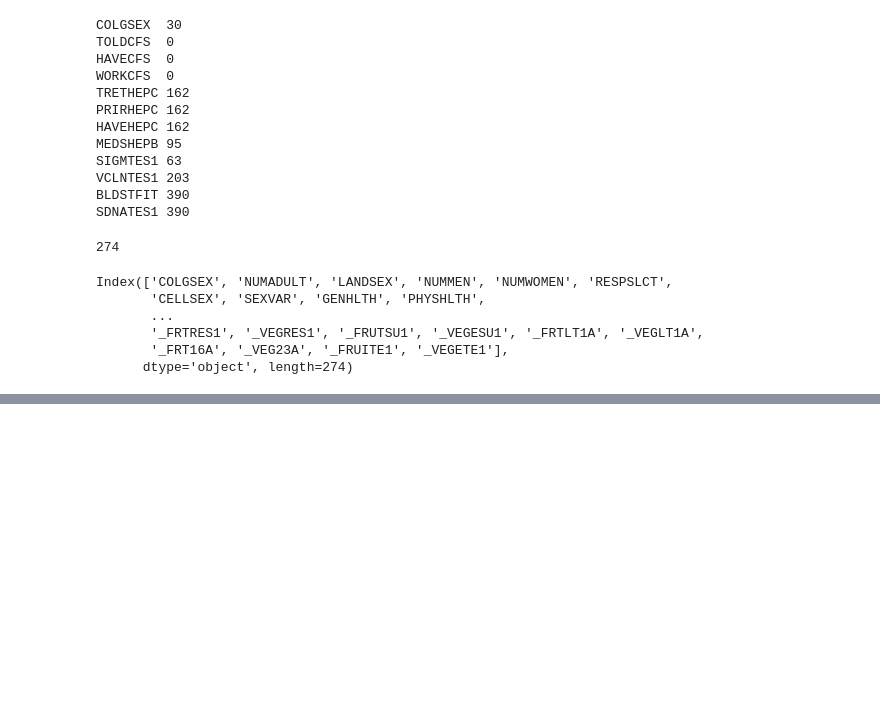
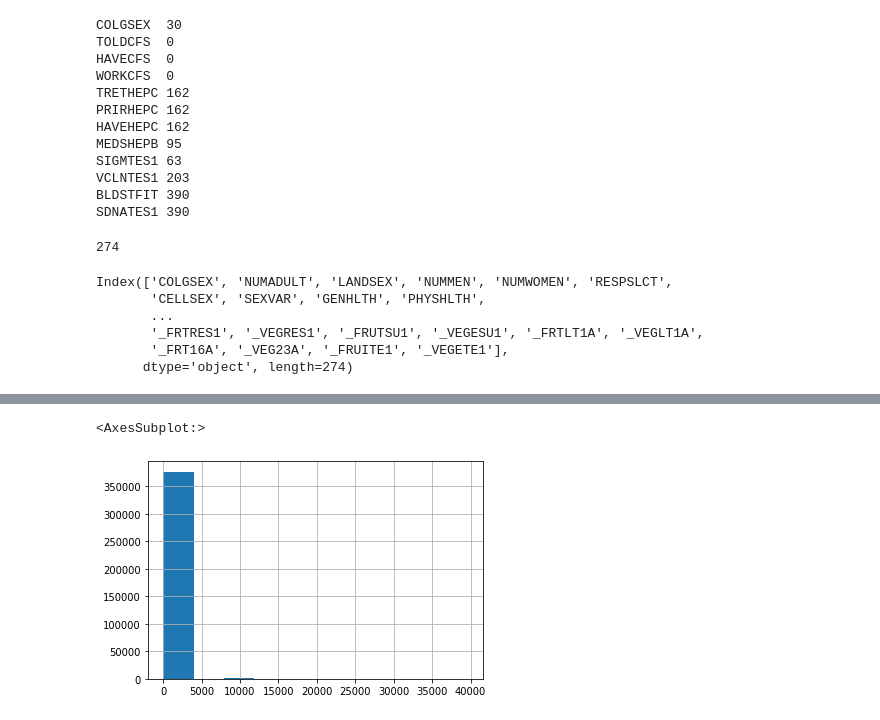
Before and after one commit to puhalskib/adv-p-health, a Jupyter notebook: main.ipynb, the cells around one changed output, grey strips where cells are left out. Cells and saved outputs as stored; diff of their text form; code cells hidden in the pictures; blank space fills up the shorter version.

```diff
--- a/main.ipynb
+++ b/main.ipynb
@@ -304,0 +358,5 @@ data2.describe()
+# %%
+df2['_VEGESU1'].hist()
+# %% [output]
+<AxesSubplot:>
+[figure, added]
```
Also changed, not shown: parts of 25 cells of this notebook, 1 other file.
